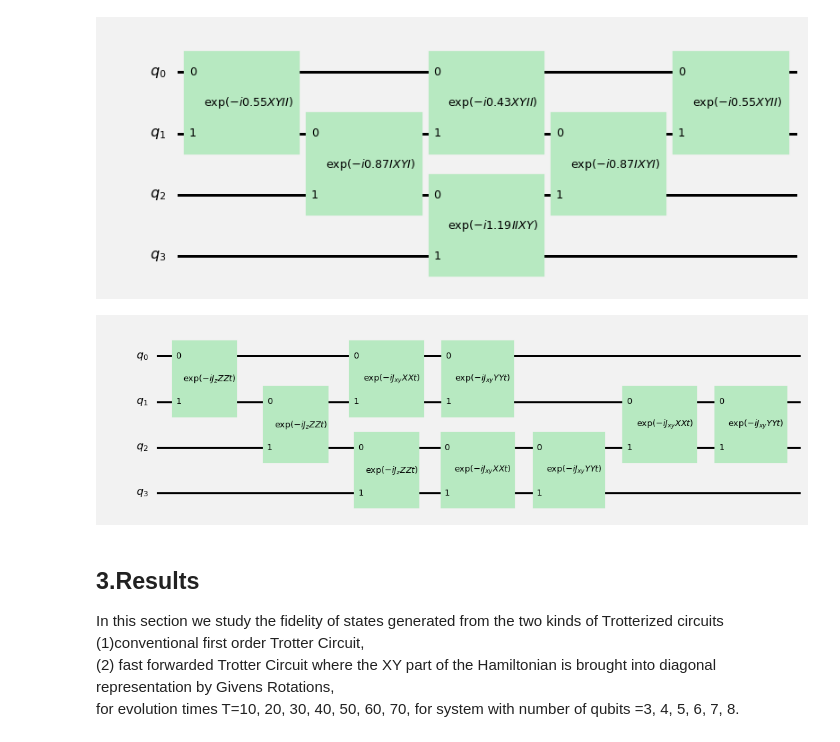
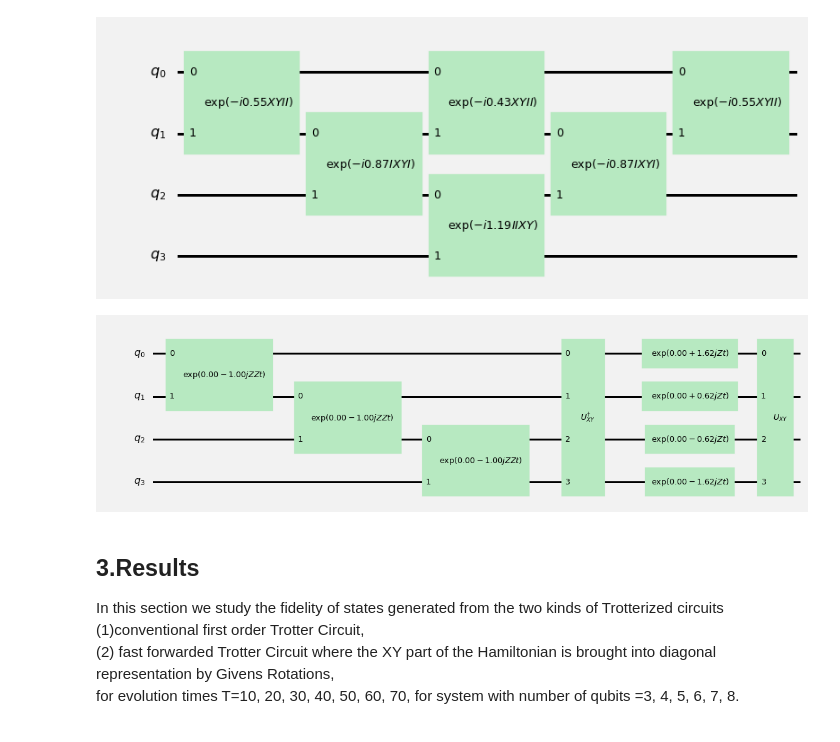
Before and after one commit to anirban-m/qalgoDemos, a Jupyter notebook: ResourceScalingForSimulatingQuantumDynamicsOfSpinChains.ipynb, the cells around one changed output. Saved outputs shown, nothing was run; the diff lists cells and outputs as text; code cells hidden in the pictures.

```diff
--- a/ResourceScalingForSimulatingQuantumDynamicsOfSpinChains.ipynb
+++ b/ResourceScalingForSimulatingQuantumDynamicsOfSpinChains.ipynb
@@ -333,10 +333,17 @@ def Fast_forwardedTrotterCircuit(qH_ZZ,U_XY_circ,U_XY_mat,rotH_XY,T,t):
         U_T=numpy.linalg.matrix_power(U_trotter_mat, N)
         qc.unitary(U_T,qr,label=r'1stOrdFastForwardedTrotterGate-%s slices'%str(N))
         return qc1,qc
-# %%
-circuit_formatter(qc_single,"fast forward Trotter")
-# %% [output]
-[figure, removed]
+# %%
+T=0.1
+t=0.1
+num_qubits=4
+qH=XXZhamiltonian(1,1,num_qubits)
+qH_ZZ=qH[:num_qubits-1]
+qr=QuantumRegister(num_qubits,'q')
+qc_single,qc_fulltime=Fast_forwardedTrotterCircuit(qH_ZZ,U_XY_circ,U_XY_mat,rotH_XY,T,t)
+circuit_formatter(qc_single,"fast forward Trotter")
+# %% [output]
+[figure, added]
 # %%
 def TimeEvolutionOperator(w,v,T):
     '''
```
